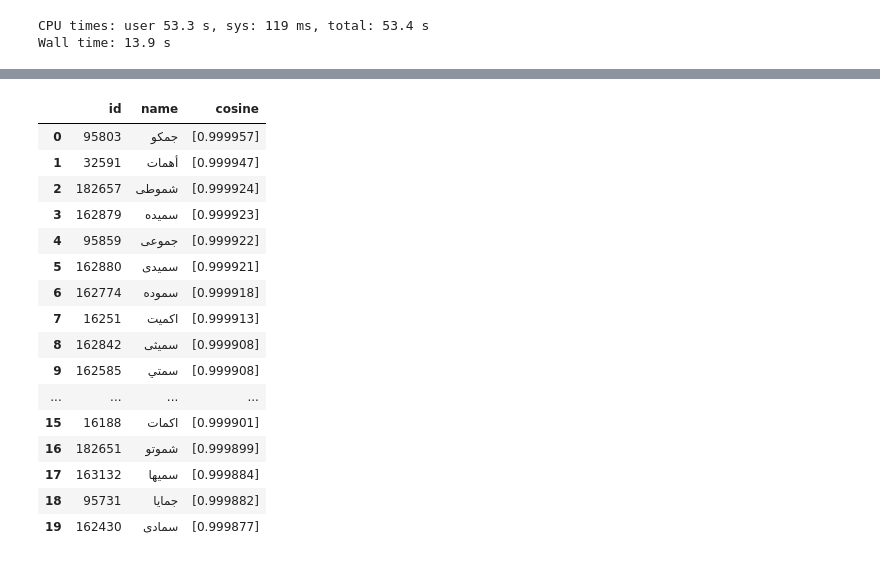
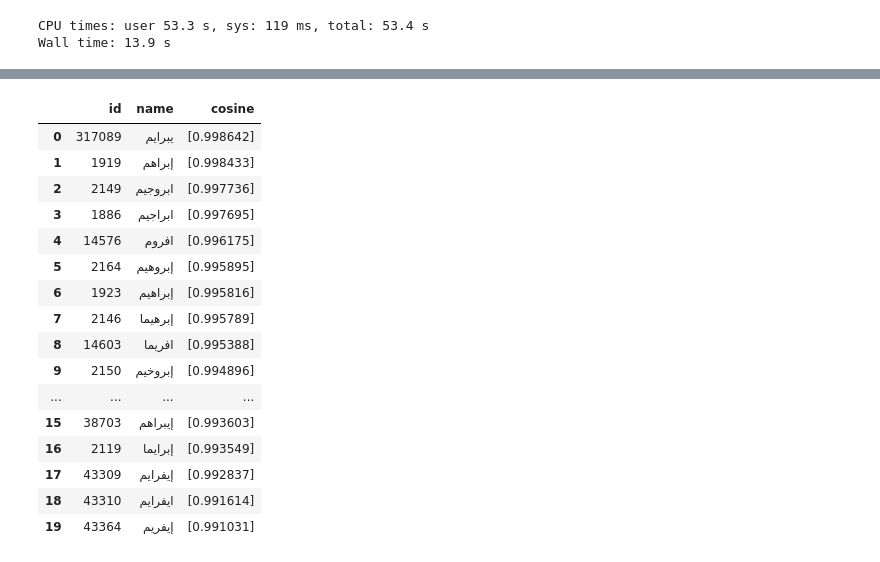
Before and after one commit to cezary-potocki/phoneme, a Jupyter notebook: data-preparation/generate-vectors-source-names.ipynb, the cells around one changed output, grey strips where cells are left out. Cells and saved outputs as stored; diff of their text form; code cells hidden in the pictures.

```diff
--- a/data-preparation/generate-vectors-source-names.ipynb
+++ b/data-preparation/generate-vectors-source-names.ipynb
@@ -303,20 +379,20 @@ query_falconn_index(['jones'], eng_merged_query_object, 20, eng_names_merged, en
 # %%
-query_falconn_index(['hamza'], arb_merged_query_object, 20, arb_names_merged, arb_vectors_merged)
+query_falconn_index(['IBRAHIM'], arb_merged_query_object, 20, arb_names_merged, arb_vectors_merged)
 # %% [output]
 |  | id | name | cosine |
-| 0 | 95803 | جمكو | [0.999957] |
-| 1 | 32591 | أهمات | [0.999947] |
-| 2 | 182657 | شموطى | [0.999924] |
-| 3 | 162879 | سميده | [0.999923] |
-| 4 | 95859 | جموعى | [0.999922] |
-| 5 | 162880 | سميدى | [0.999921] |
-| 6 | 162774 | سموده | [0.999918] |
-| 7 | 16251 | اكميت | [0.999913] |
-| 8 | 162842 | سميثى | [0.999908] |
-| 9 | 162585 | سمتي | [0.999908] |
+| 0 | 317089 | يبرايم | [0.998642] |
+| 1 | 1919 | إبراهم | [0.998433] |
+| 2 | 2149 | ابروجيم | [0.997736] |
+| 3 | 1886 | ابراجيم | [0.997695] |
+| 4 | 14576 | افروم | [0.996175] |
+| 5 | 2164 | إبروهيم | [0.995895] |
+| 6 | 1923 | إبراهيم | [0.995816] |
+| 7 | 2146 | إبرهيما | [0.995789] |
+| 8 | 14603 | افريما | [0.995388] |
+| 9 | 2150 | إبروخيم | [0.994896] |
 | ... | ... | ... | ... |
-| 15 | 16188 | اكمات | [0.999901] |
-| 16 | 182651 | شموتو | [0.999899] |
-| 17 | 163132 | سميها | [0.999884] |
-| 18 | 95731 | جمايا | [0.999882] |
-| 19 | 162430 | سمادى | [0.999877] |
+| 15 | 38703 | إيبراهم | [0.993603] |
+| 16 | 2119 | إبرايما | [0.993549] |
+| 17 | 43309 | إيفرايم | [0.992837] |
+| 18 | 43310 | ايفرايم | [0.991614] |
+| 19 | 43364 | إيفريم | [0.991031] |
```
Also changed, not shown: parts of 14 cells of this notebook, 6 other files.
